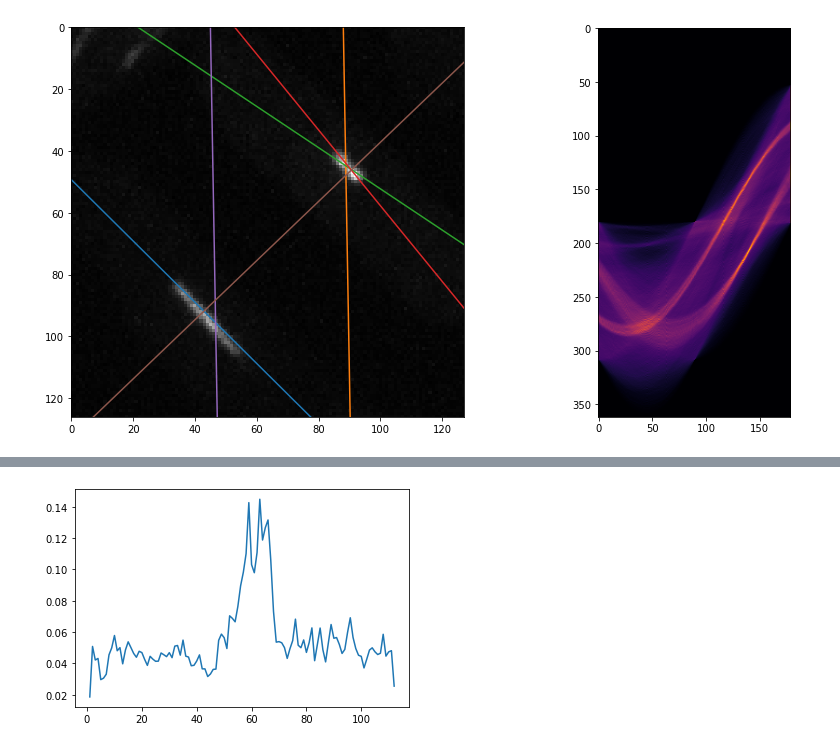
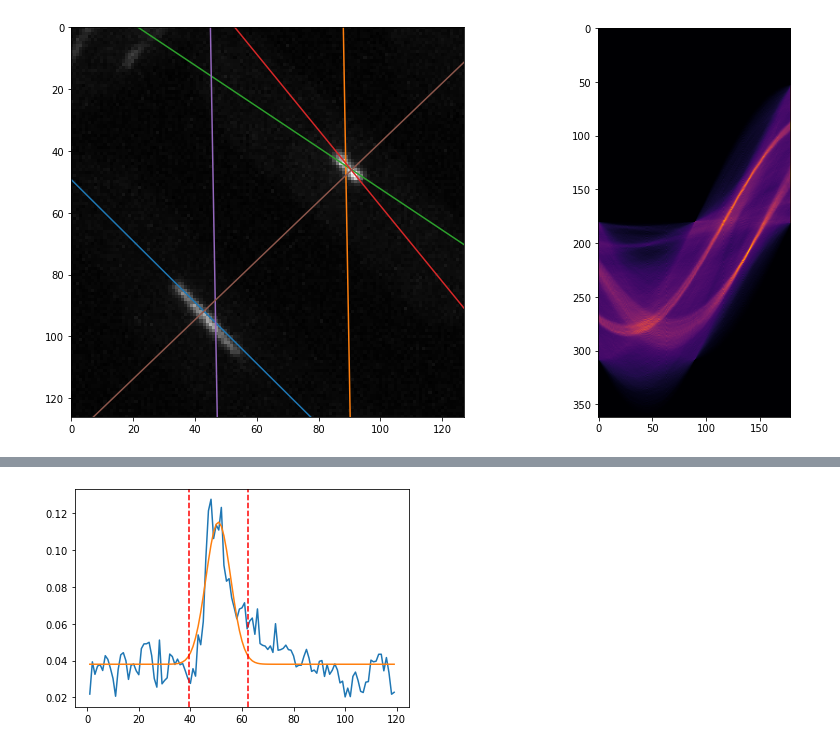
Before and after one commit to CulleyLab/fitting_lines, a Jupyter notebook: Hough_transform/curating_lines.ipynb, the cells around one changed output, grey strips where cells are left out. Drawn from its saved outputs; the diff is of its cells as text; code cells hidden in the pictures.

Commit message:
can curate lines based on sigma and n_peaks; cannot transform line ends from profile to image...

```diff
--- a/Hough_transform/curating_lines.ipynb
+++ b/Hough_transform/curating_lines.ipynb
@@ -147,10 +184,18 @@ img = (img - np.min(img)) / np.max(img - np.min(img))
 # %%
-m = params[0][0]
-c = params[1][0]
+line_ind = 3
+m = params[0][line_ind]
+c = params[1][line_ind]
 profile = profile_line(img, [0, c], [128, m*128+c], mode='constant', cval=0, linewidth=2)
 profile = profile[np.nonzero(profile)]
 xind = np.linspace(1, profile.shape[0], profile.shape[0])
+fit_params, fit_covs = curve_fit(gaussian, xind, profile, bounds = ([0, np.min(xind), 0, 0],
+                                                                    [np.inf, np.max(xind), 100, np.inf]))
+fit_y = gaussian(xind, *fit_params)
+
 plt.plot(xind, profile)
+plt.plot(xind, fit_y)
+plt.axvline(x = fit_params[1]+fwhm, c="r", linestyle="--")
+plt.axvline(x = fit_params[1]-fwhm, c="r", linestyle="--")
 plt.show()
 # %% [output]
-[figure, old version]
+[figure, new version]
```
Also changed, not shown: parts of 26 cells of this notebook.
